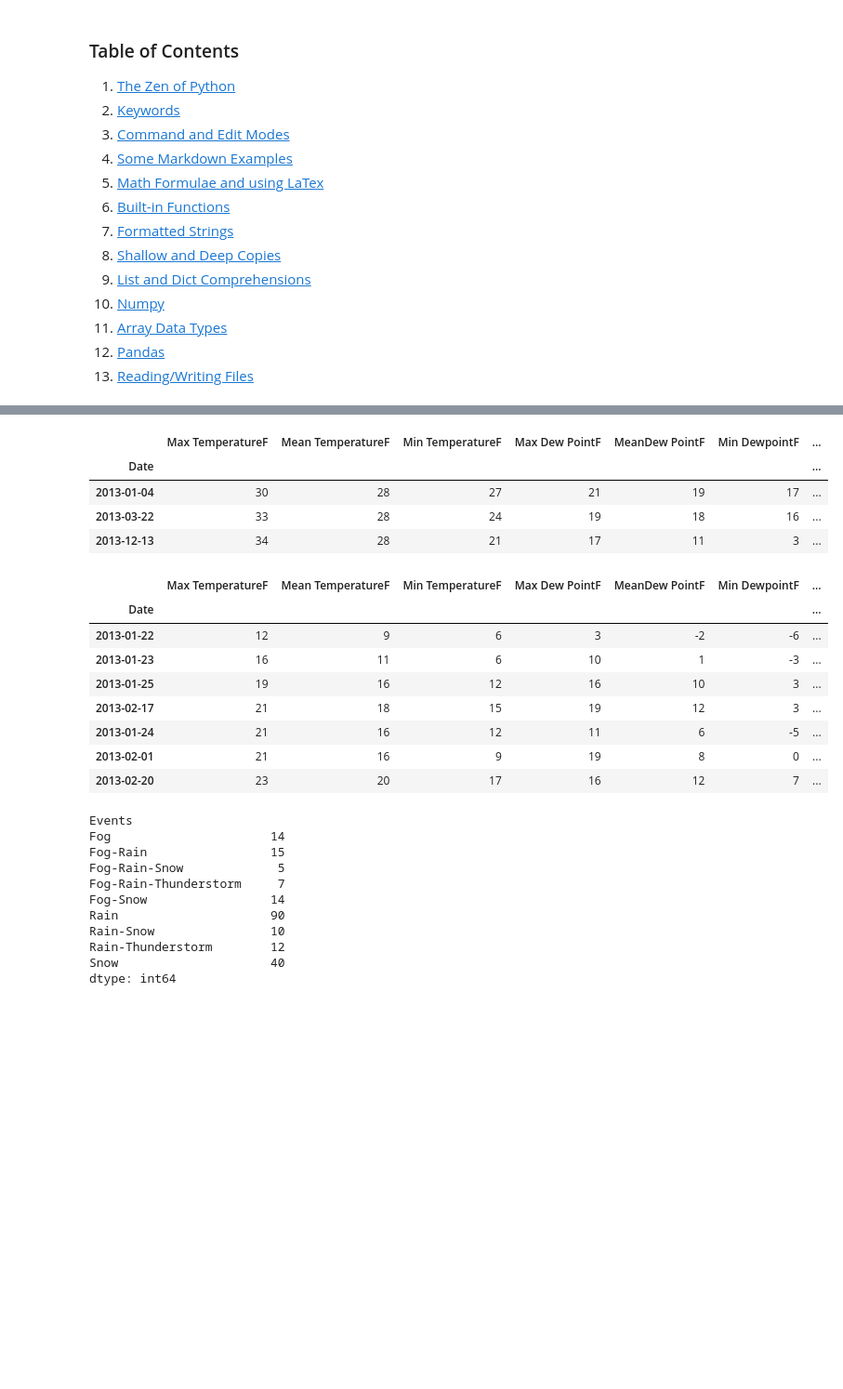
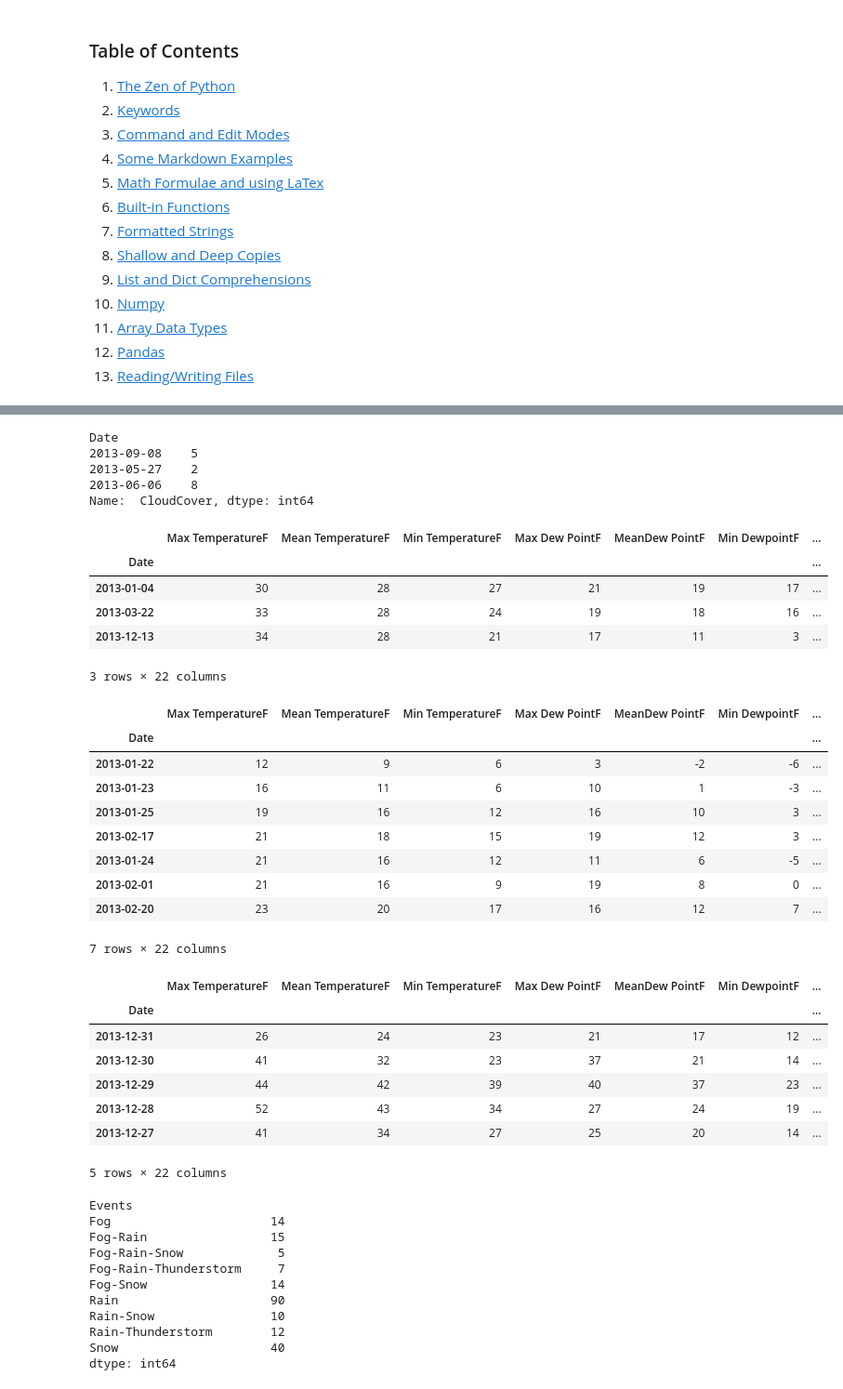
Before and after one commit to vblacklion/Data_Visualizations_with_Matplotlib_and_Seaborn, a Jupyter notebook: Pandas.ipynb, the cells around one changed output, grey strips where cells are left out. Shown at 93% size. Cells and saved outputs as stored; diff of their text form; code cells hidden in the pictures; blank space fills up the shorter version.

```diff
--- a/Pandas.ipynb
+++ b/Pandas.ipynb
@@ -16,9 +16,12 @@
 12. <a href='#pandas'>Pandas</a>
 13. <a href='#readwrite'>Reading/Writing Files</a>
 # %%
+# importing libraries and activating matplotlib inline and some needed display options
 import numpy as np
 import pandas as pd
+import matplotlib as mpl
+
 pd.set_option('display.max_colwidth', None)
+pd.options.display.max_columns = None
+%matplotlib inline
-# %%
-pd.options.display.max_colwidth = 500
 # %%
@@ -48,3 +69,12 @@ Index(['Max TemperatureF', 'Mean TemperatureF', 'Min TemperatureF',
+# %%
+# As we see clearly above, the column "CloudCover" has a space in its name, thus we should be careful while calling this column.
+df[' CloudCover'].sample(3)
+# %% [output]
+Date
+2013-09-08    5
+2013-05-27    2
+2013-06-06    8
+Name:  CloudCover, dtype: int64
 # %%
 df[(df["Mean TemperatureF"] == 28) & (df["Mean Humidity"] <= 68) ]
 # %% [output]
@@ -53,6 +83,7 @@ df[(df["Mean TemperatureF"] == 28) & (df["Mean Humidity"] <= 68) ]
 | 2013-01-04 | 30 | 28 | 27 | 21 | 19 | 17 | ... |
 | 2013-03-22 | 33 | 28 | 24 | 19 | 18 | 16 | ... |
 | 2013-12-13 | 34 | 28 | 21 | 17 | 11 | 3 | ... |
+3 rows × 22 columns
 # %%
 df.sort_values(by=['Max TemperatureF', 'Min TemperatureF'], ascending=[True, False]).head(7)
 # %% [output]
@@ -65,6 +96,18 @@ df.sort_values(by=['Max TemperatureF', 'Min TemperatureF'], ascending=[True, Fal
 | 2013-01-24 | 21 | 16 | 12 | 11 | 6 | -5 | ... |
 | 2013-02-01 | 21 | 16 | 9 | 19 | 8 | 0 | ... |
 | 2013-02-20 | 23 | 20 | 17 | 16 | 12 | 7 | ... |
+7 rows × 22 columns
+# %%
+df.sort_index(ascending=False).head()
+# %% [output]
+|  | Max TemperatureF | Mean TemperatureF | Min TemperatureF | Max Dew PointF | MeanDew PointF | Min DewpointF | ... |
+| Date |  |  |  |  |  |  | ... |
+| 2013-12-31 | 26 | 24 | 23 | 21 | 17 | 12 | ... |
+| 2013-12-30 | 41 | 32 | 23 | 37 | 21 | 14 | ... |
+| 2013-12-29 | 44 | 42 | 39 | 40 | 37 | 23 | ... |
+| 2013-12-28 | 52 | 43 | 34 | 27 | 24 | 19 | ... |
+| 2013-12-27 | 41 | 34 | 27 | 25 | 20 | 14 | ... |
+5 rows × 22 columns
 # %%
 df.groupby('Events').size()
 # %% [output]
```
Also changed, not shown: parts of 5 cells of this notebook, 1 other file.
